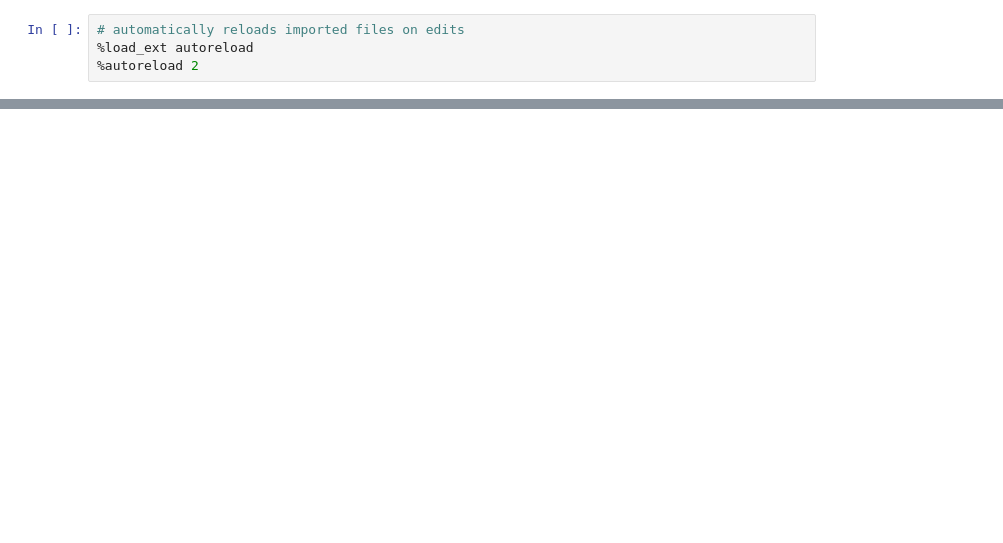
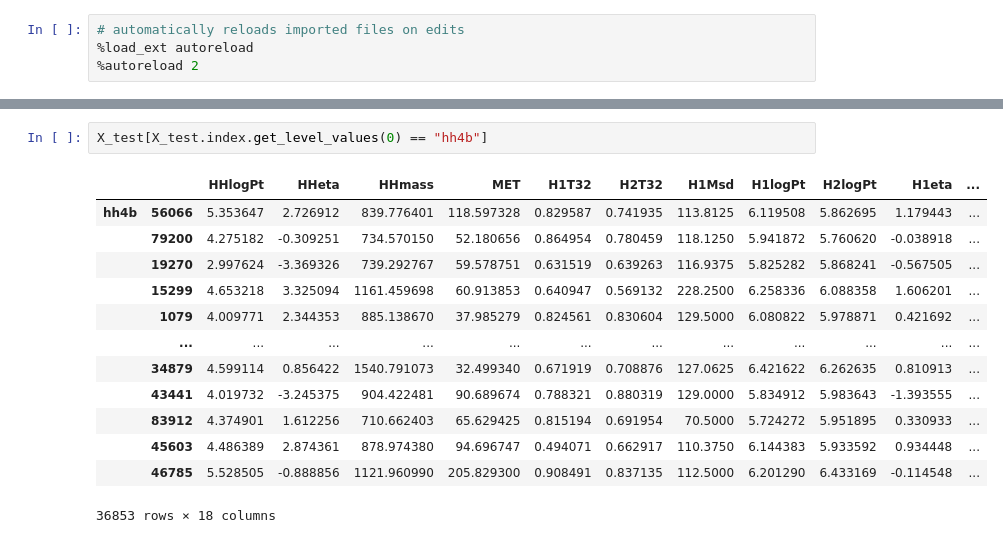
Before and after one commit to LPC-HH/HH4b, a Jupyter notebook: src/HH4b/boosted/BDT_boosted.ipynb, the cells around one changed output, grey strips where cells are left out. Saved outputs shown, nothing was run; the diff lists cells and outputs as text; blank space fills up the shorter version.

```diff
--- a/src/HH4b/boosted/BDT_boosted.ipynb
+++ b/src/HH4b/boosted/BDT_boosted.ipynb
@@ -292,0 +472,16 @@ ttbar_scores = bdt_model.predict_proba(X_test.loc["ttbar"])[:, 1]
+# %%
+X_test[X_test.index.get_level_values(0) == "hh4b"]
+# %% [output]
+|  |  | HHlogPt | HHeta | HHmass | MET | H1T32 | H2T32 | H1Msd | H1logPt | H2logPt | H1eta | ... |
+| hh4b | 56066 | 5.353647 | 2.726912 | 839.776401 | 118.597328 | 0.829587 | 0.741935 | 113.8125 | 6.119508 | 5.862695 | 1.179443 | ... |
+|  | 79200 | 4.275182 | -0.309251 | 734.570150 | 52.180656 | 0.864954 | 0.780459 | 118.1250 | 5.941872 | 5.760620 | -0.038918 | ... |
+|  | 19270 | 2.997624 | -3.369326 | 739.292767 | 59.578751 | 0.631519 | 0.639263 | 116.9375 | 5.825282 | 5.868241 | -0.567505 | ... |
+|  | 15299 | 4.653218 | 3.325094 | 1161.459698 | 60.913853 | 0.640947 | 0.569132 | 228.2500 | 6.258336 | 6.088358 | 1.606201 | ... |
+|  | 1079 | 4.009771 | 2.344353 | 885.138670 | 37.985279 | 0.824561 | 0.830604 | 129.5000 | 6.080822 | 5.978871 | 0.421692 | ... |
+|  | ... | ... | ... | ... | ... | ... | ... | ... | ... | ... | ... | ... |
+|  | 34879 | 4.599114 | 0.856422 | 1540.791073 | 32.499340 | 0.671919 | 0.708876 | 127.0625 | 6.421622 | 6.262635 | 0.810913 | ... |
+|  | 43441 | 4.019732 | -3.245375 | 904.422481 | 90.689674 | 0.788321 | 0.880319 | 129.0000 | 5.834912 | 5.983643 | -1.393555 | ... |
+|  | 83912 | 4.374901 | 1.612256 | 710.662403 | 65.629425 | 0.815194 | 0.691954 | 70.5000 | 5.724272 | 5.951895 | 0.330933 | ... |
+|  | 45603 | 4.486389 | 2.874361 | 878.974380 | 94.696747 | 0.494071 | 0.662917 | 110.3750 | 6.144383 | 5.933592 | 0.934448 | ... |
+|  | 46785 | 5.528505 | -0.888856 | 1121.960990 | 205.829300 | 0.908491 | 0.837135 | 112.5000 | 6.201290 | 6.433169 | -0.114548 | ... |
+36853 rows × 18 columns
```
Also changed, not shown: parts of 44 cells of this notebook, 34 other files.
